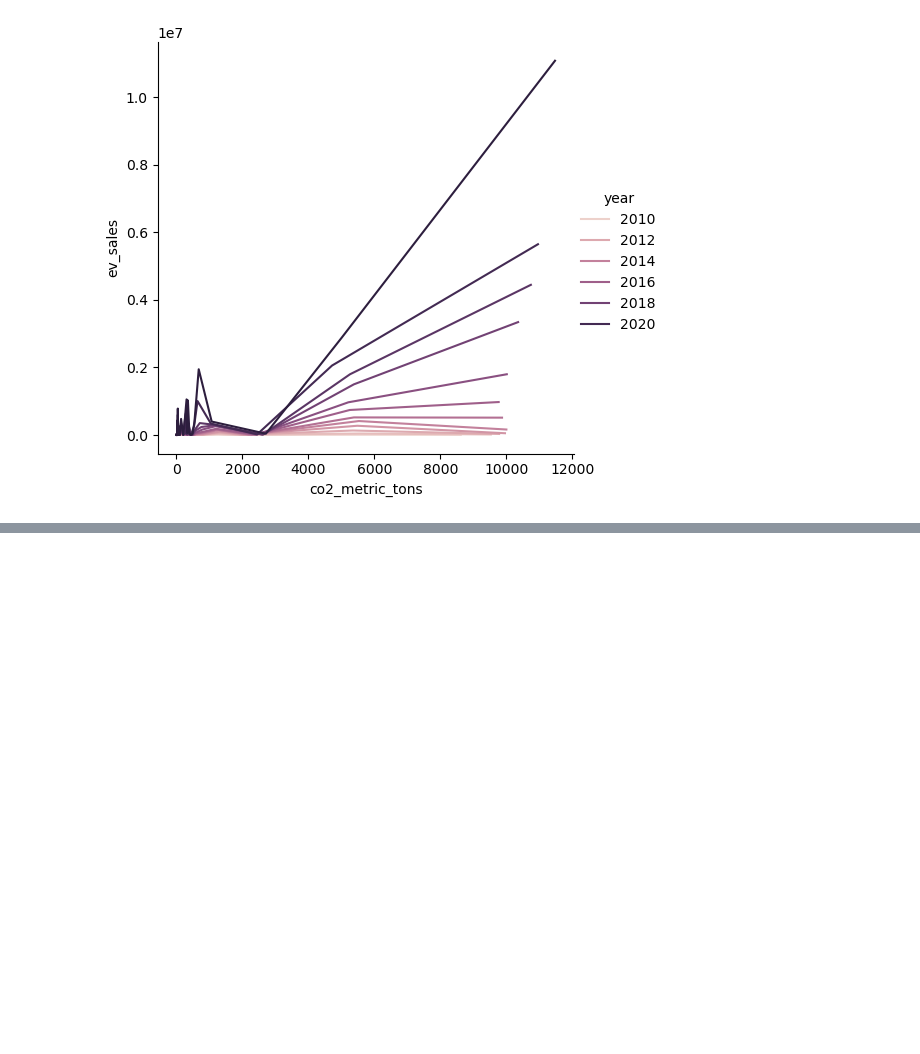
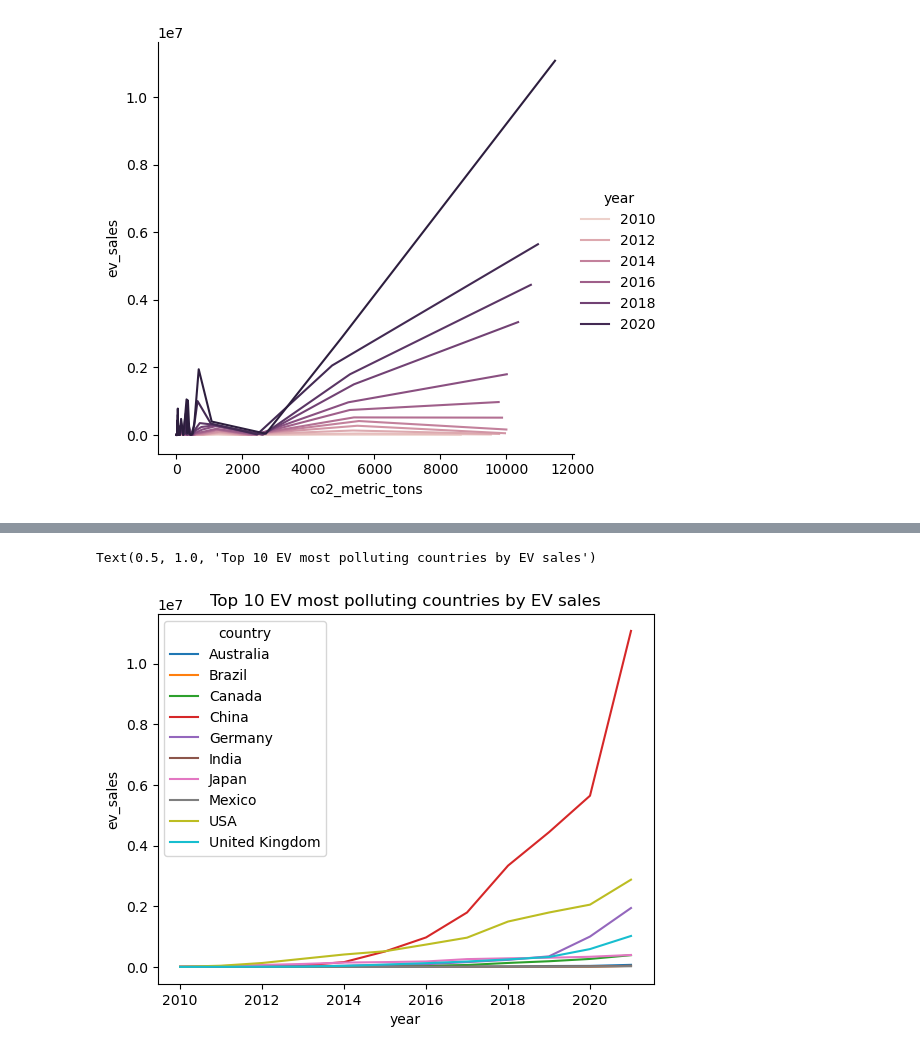
Before and after one commit to TebasMartinez/mini-project-sql-database, a Jupyter notebook: Data Visualization.ipynb, the cells around one changed output, grey strips where cells are left out. Saved outputs shown, nothing was run; the diff lists cells and outputs as text; code cells hidden in the pictures; blank space fills up the shorter version.

```diff
--- a/Data Visualization.ipynb
+++ b/Data Visualization.ipynb
@@ -121,0 +143,6 @@ top10ev
+# %%
+# Top 10 EV buyer countries
+top10co = pd.read_csv("top10_co2.csv")
+top10co = ev_co[ev_co["country"].isin(top10co["country"])]
+top10co = top10co.reset_index()
+top10co
@@ -121,0 +163,6 @@ top10ev
+# %%
+sns.lineplot(data=top10co, x='year', y='ev_sales', hue='country')
+plt.title("Top 10 EV most polluting countries by EV sales")
+# %% [output]
+Text(0.5, 1.0, 'Top 10 EV most polluting countries by EV sales')
+[figure, added]
```
Also changed, not shown: parts of 8 cells of this notebook.
